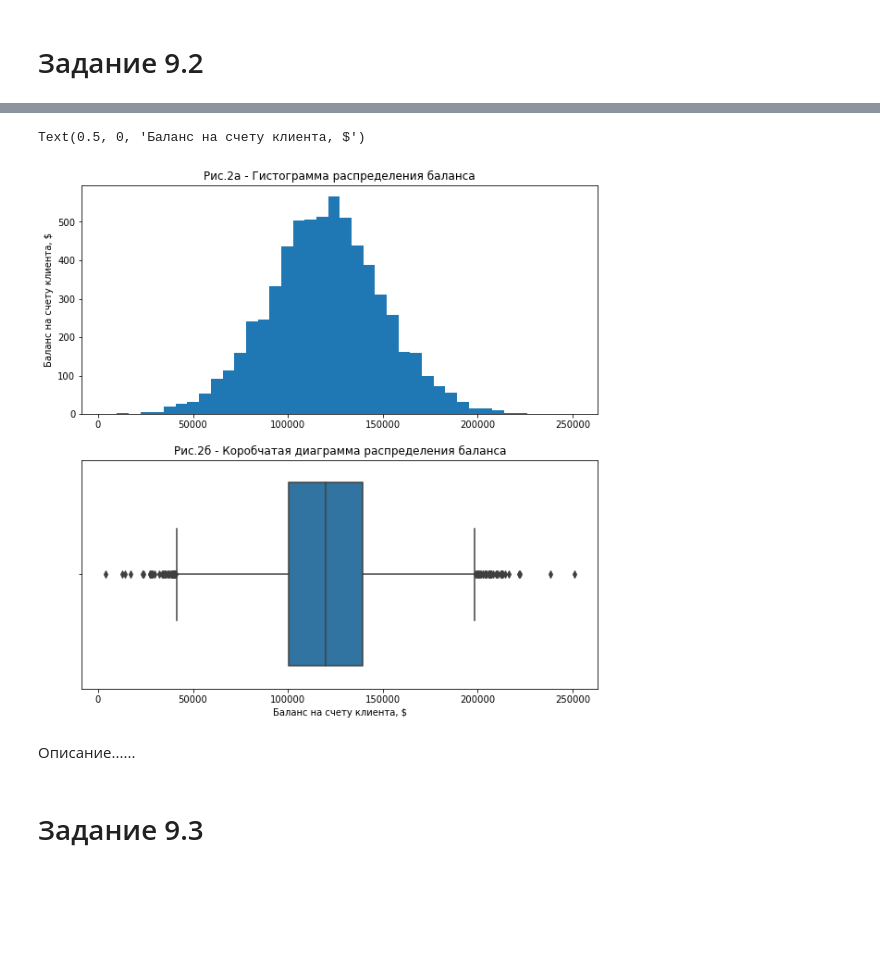
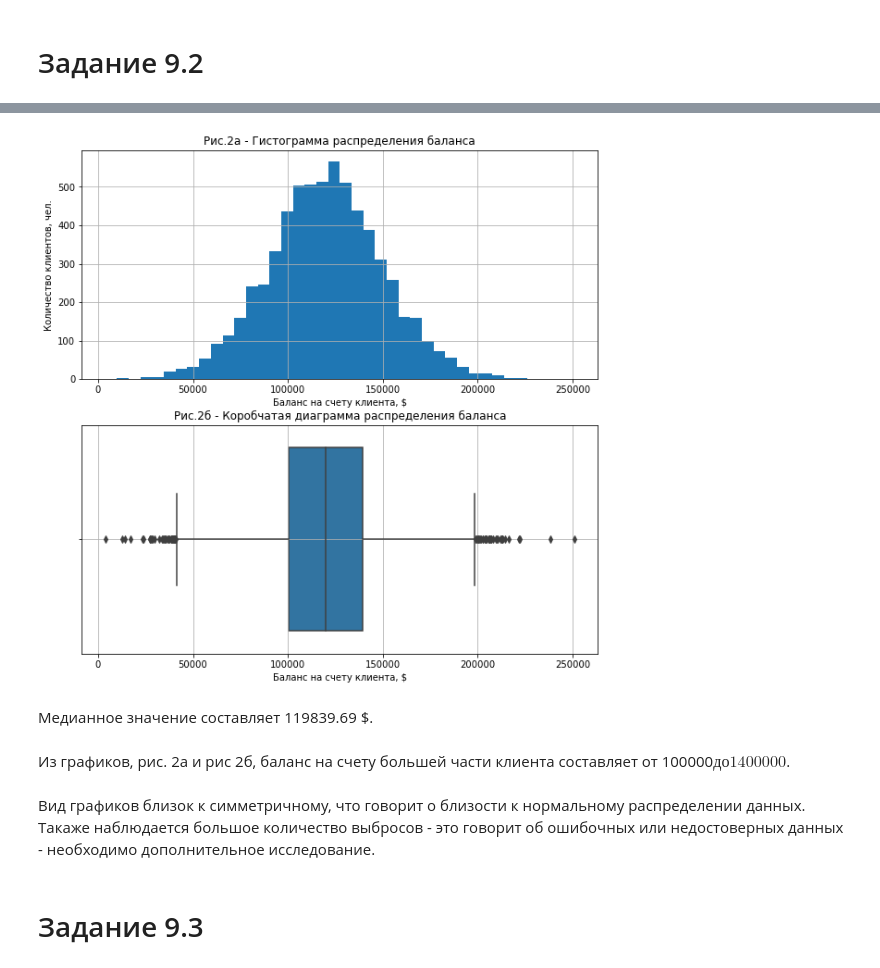
Before and after one commit to ivan-ver/Bank_info, a Jupyter notebook: bank_task.ipynb, the cells around one changed output, grey strips where cells are left out. Saved outputs shown, nothing was run; the diff lists cells and outputs as text; code cells hidden in the pictures; blank space fills up the shorter version.

```diff
--- a/bank_task.ipynb
+++ b/bank_task.ipynb
@@ -78,19 +99,24 @@ over_2500_balance = bank_data[bank_data['Balance'] > 2500]
 # %%
 fig_2, axes_2 = plt.subplots(nrows=2, ncols=1, figsize=(10, 10))
 axes_2[0].hist(x=over_2500_balance['Balance'], bins=40)
-axes_2[0].set_ylabel('Баланс на счету клиента, $')
+axes_2[0].set_xlabel('Баланс на счету клиента, $')
+axes_2[0].set_ylabel('Количество клиентов, чел.')
 axes_2[0].set_title('Рис.2а - Гистограмма распределения баланса')
-
+axes_2[0].grid()
 boxplot=sns.boxplot(
     data=over_2500_balance,
     x='Balance')
 boxplot.set_title('Рис.2б - Коробчатая диаграмма распределения баланса')
 boxplot.set_xlabel('Баланс на счету клиента, $')
+boxplot.grid()
 # %% [output]
-Text(0.5, 0, 'Баланс на счету клиента, $')
-[figure, old version]
+[figure, new version]
-# %% [markdown]
-Описание......
+# %% [markdown]
+Медианное значение составляет 119839.69 $.
+# %% [markdown]
+Из графиков, рис. 2а и рис 2б, баланс на счету большей части клиента составляет от 100000$ до 1400000$.
+# %% [markdown]
+Вид графиков близок к симметричному, что говорит о близости к нормальному распределении данных. Такаже наблюдается большое количество выбросов - это говорит об ошибочных или недостоверных данных - необходимо дополнительное исследование.
 # %% [markdown]
 # Задание 9.3 #
 # %%
```
Also changed, not shown: parts of 44 cells of this notebook.
